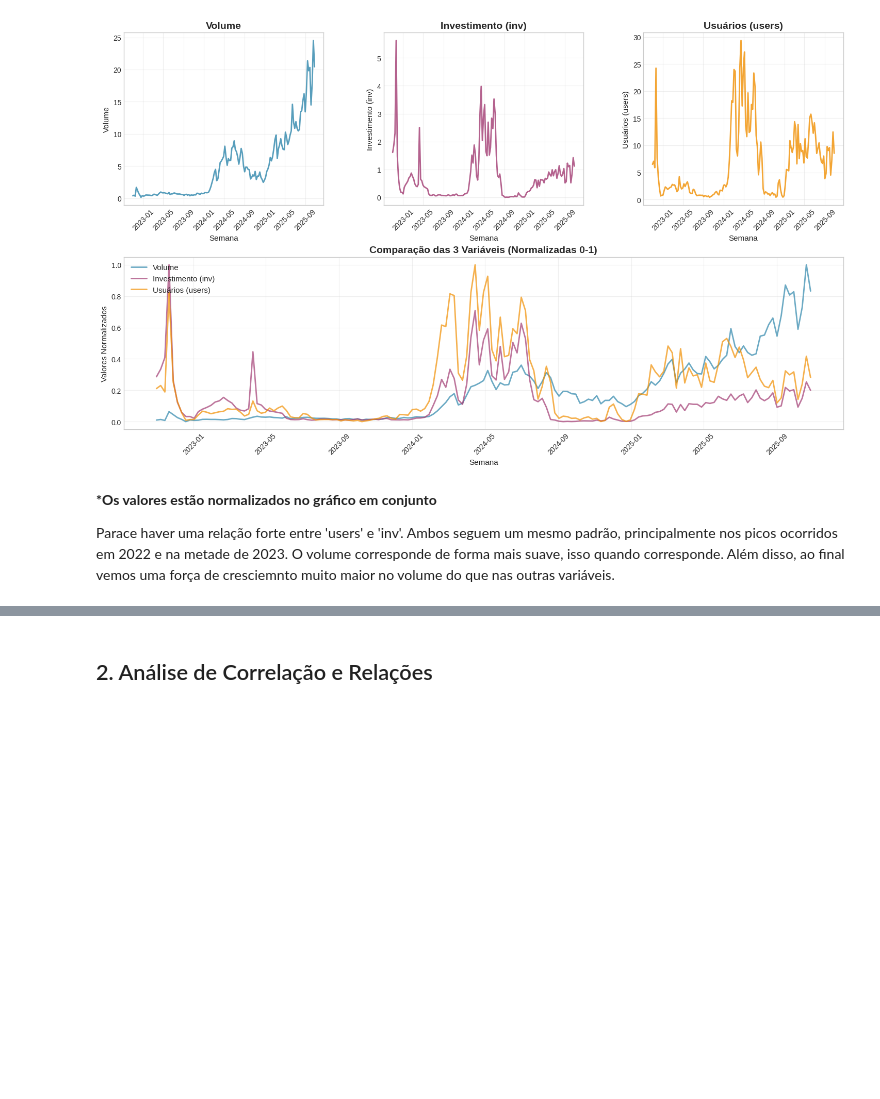
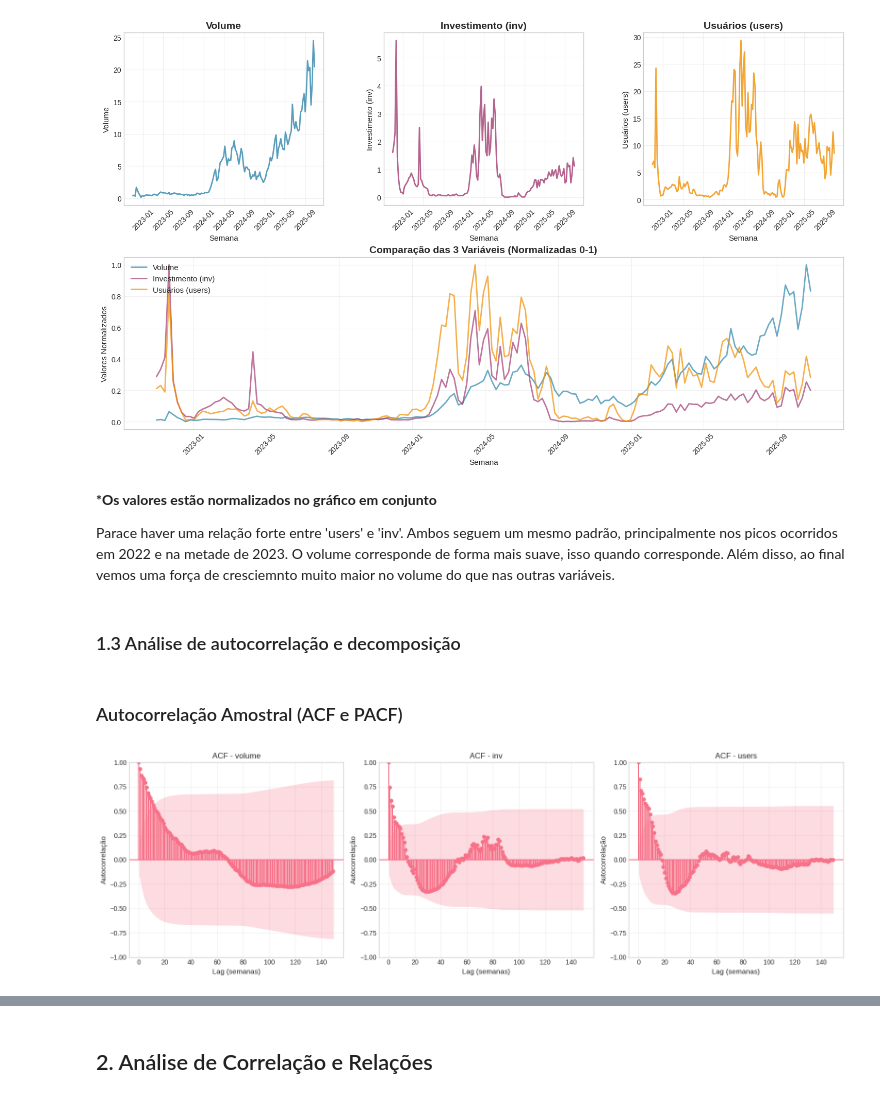
Before and after one commit to PedroPHC25/Time-Series-A1, a Jupyter notebook: analise_exploratoria.ipynb, the cells around one changed output, grey strips where cells are left out. Drawn from its saved outputs; the diff is of its cells as text; code cells hidden in the pictures; blank space fills up the shorter version.

```diff
--- a/analise_exploratoria.ipynb
+++ b/analise_exploratoria.ipynb
@@ -129,3 +129,27 @@ plt.show()
 **\*Os valores estão normalizados no gráfico em conjunto**
 
 Parace haver uma relação forte entre 'users' e 'inv'. Ambos seguem um mesmo padrão, principalmente nos picos ocorridos em 2022 e na metade de 2023. O volume corresponde de forma mais suave, isso quando corresponde. Além disso, ao final vemos uma força de cresciemnto muito maior no volume do que nas outras variáveis.
+# %% [markdown]
+### 1.3 Análise de autocorrelação e decomposição
+# %% [markdown]
+### Autocorrelação Amostral (ACF e PACF)
+# %%
+from statsmodels.tsa.stattools import acf
+from statsmodels.graphics.tsaplots import plot_acf
+
+# Variáveis para análise (volume e inv)
+variables_acf = ['volume', 'inv', 'users']
+
+# Plot lado a lado
+fig, axes = plt.subplots(1, 3, figsize=(16, 5))
+
+for i, var in enumerate(variables_acf):
+    plot_acf(data[var], lags=149,ax=axes[i], alpha=0.05, title=f'ACF - {var}')
+    axes[i].set_xlabel('Lag (semanas)', fontsize=11)
+    axes[i].set_ylabel('Autocorrelação', fontsize=11)
+    axes[i].grid(True, alpha=0.3)
+
+plt.tight_layout()
+plt.show()
+# %% [output]
+[figure, added]
```
Also changed, not shown: parts of 17 cells of this notebook.
